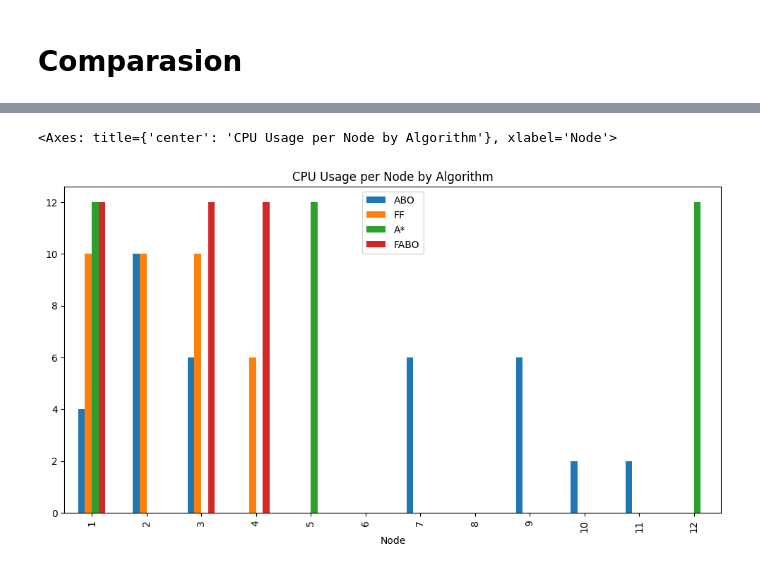
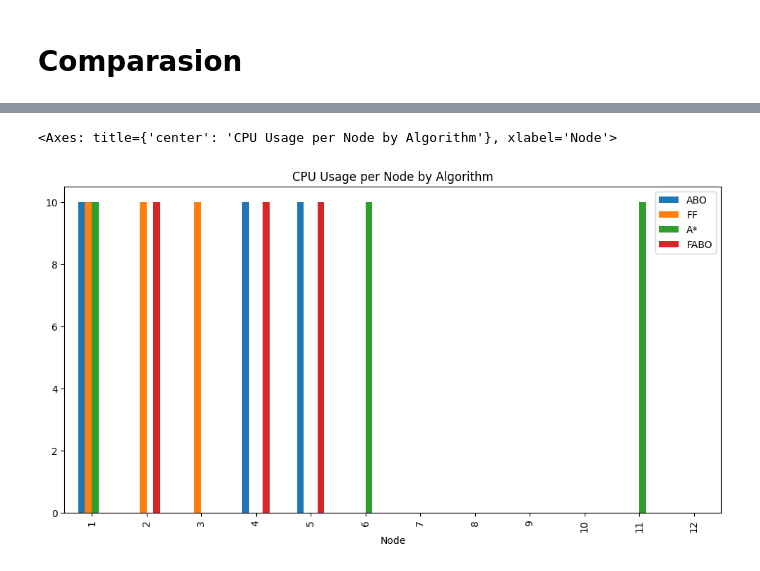
Before and after one commit to ceciliadesousaluzalmeida/5g-slicing-energy-effiiciency, a Jupyter notebook: simulator/32_node_a-star.ipynb, the cells around one changed output, grey strips where cells are left out. Drawn from its saved outputs; the diff is of its cells as text; code cells hidden in the pictures.

```diff
--- a/simulator/32_node_a-star.ipynb
+++ b/simulator/32_node_a-star.ipynb
@@ -300,11 +367,17 @@ df_placement
 # %% [markdown]
 # A*
 # %%
-from a_star import run_astar_full_batch
+from a_star import run_astar
 
 
 
-df_astar, astar_results = run_astar_full_batch(G, slices, node_capacity, link_latency, link_capacity)
+df_astar, astar_results = run_astar(
+    G,
+    slices,
+    node_capacity,
+    link_latency,
+    link_capacity
+)
 
 
 print (df_astar)
@@ -422 +490,17 @@ df_placement
 | 17 | 6 | vnf5_2 | 12 |
+# %%
+import pandas as pd
+vnf_placement_data = []
+
+for slice_index, result in enumerate(astar_results):
+    if result is not None:
+        for vnf_id, node in result.placed_vnfs.items():
+            vnf_placement_data.append({
+                "Slice": slice_index + 1,
+                "VNF": vnf_id,
+                "Node": node
+            })
+
+df_placement = pd.DataFrame(vnf_placement_data)
+df_placement = df_placement.sort_values(by=["Slice", "VNF"])
+df_placement
@@ -422,0 +525,14 @@ df_placement
+# %%
+vl_routing_data = []
+
+for slice_index, result in enumerate(astar_results):
+    if result is not None:
+        for (src, dst), path in result.routed_vls.items():
+            vl_routing_data.append({
+                "Slice": slice_index + 1,
+                "VL": f"{src} → {dst}",
+                "Path": " → ".join(str(n) for n in path)
+            })
+
+df_routing = pd.DataFrame(vl_routing_data)
+df_routing
@@ -548,36 +706,38 @@ comparison_with_total
 # %%
 from compute_energy import compute_energy_per_slice
 import pandas as pd
+
+node_capacity = node_capacity_base
 
 def get_cpu_distribution(results, slices, node_capacity):
     cpu_usage_total = {n: 0 for n in node_capacity}
     _ , cpu_usage_slice = compute_energy_per_slice(results, slices, node_capacity)
     for slice_cpu in cpu_usage_slice:
         for n, cpu in slice_cpu.items():
             cpu_usage_total[n] += cpu
     return cpu_usage_total
 
 
 cpu_abo_all = get_cpu_distribution(abo_results, slices, node_capacity)
 cpu_ff_all = get_cpu_distribution(ff_results, slices, node_capacity)
 cpu_astar_all = get_cpu_distribution(astar_results, slices, node_capacity)
 cpu_fabo_all = get_cpu_distribution(fabo_results, slices, node_capacity)
 
 # Montagem do DataFrame
 df_cpu = pd.DataFrame({
     "Node": list(cpu_abo_all.keys()),
     "ABO": list(cpu_abo_all.values()),
     "FF": list(cpu_ff_all.values()),
     "A*": list(cpu_astar_all.values()),
     "FABO": list(cpu_fabo_all.values()),
 }).set_index("Node")
 
 df_cpu
 
 df_cpu.plot(kind='bar', figsize=(12, 6), title="CPU Usage per Node by Algorithm")
 # %% [output]
 <Axes: title={'center': 'CPU Usage per Node by Algorithm'}, xlabel='Node'>
-[figure, old version]
+[figure, new version]
 # %%
 import pandas as pd
 import matplotlib.pyplot as plt
```
Also changed, not shown: parts of 28 cells of this notebook, 6 other files.
